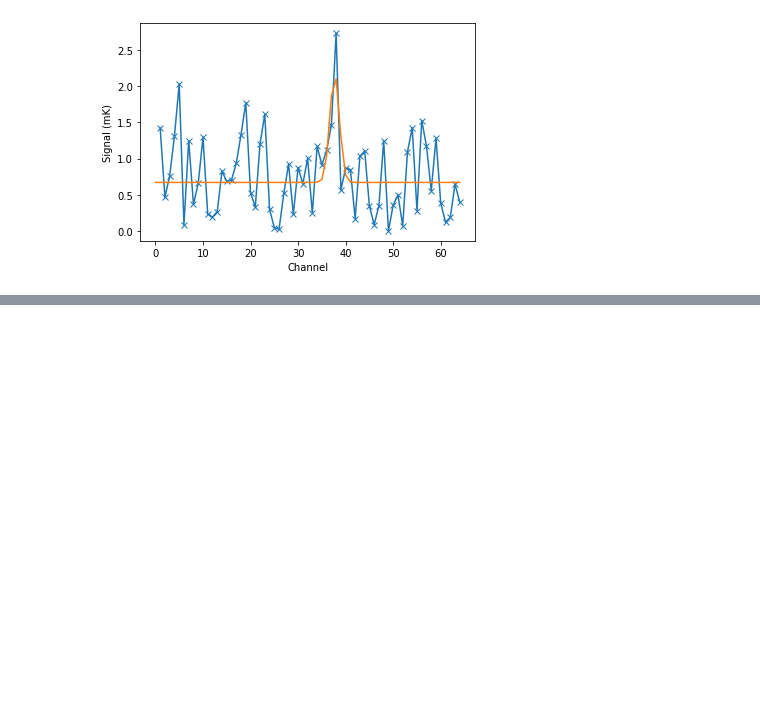
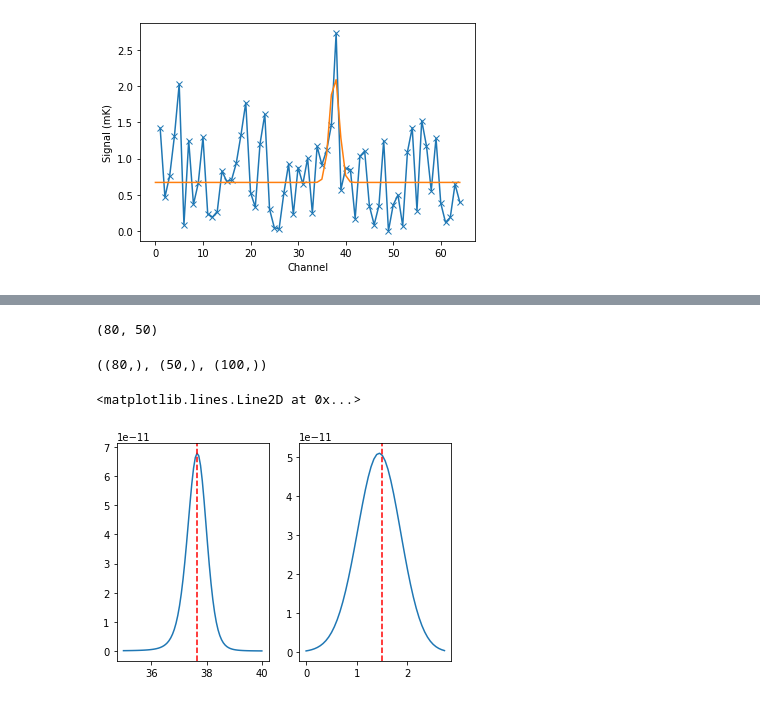
Before and after one commit to mvsantosdev/bayesian-methods-with-python, a Jupyter notebook: 3-Bayesian Statistics.ipynb, the cells around one changed output, grey strips where cells are left out. Cells and saved outputs as stored; diff of their text form; code cells hidden in the pictures; blank space fills up the shorter version.

```diff
--- a/3-Bayesian Statistics.ipynb
+++ b/3-Bayesian Statistics.ipynb
@@ -222,13 +224,15 @@ def Likelihood(T0, nu0, sigL):
 # %%
 vLikelihood = np.vectorize(Likelihood)
 # %%
-T0_grid, nu0_grid, sigL_grid = np.meshgrid(T0, nu0, sigL)
+#T0_grid, nu0_grid, sigL_grid = np.meshgrid(T0, nu0, sigL)
+
+T0_grid, nu0_grid = np.meshgrid(T0, nu0)
 # %%
 sigL_grid.shape
 # %% [output]
 (80, 50, 100)
 # %%
-L = vLikelihood(T0_grid, nu0_grid, sigL_grid)
+L = vLikelihood(T0_grid, nu0_grid, 1)
 # %%
 L.max()
 # %% [output]
@@ -236,5 +240,5 @@ L.max()
 # %%
 Lr = L.ravel()
 
-i = np.argmax(Lr)
+i_max = np.argmax(Lr)
 # %%
@@ -262,0 +271,11 @@ Text(0, 0.5, 'Signal (mK)')
+# %%
+L.shape
+# %% [output]
+(80, 50)
+# %%
+#L_marg_sigL = L.sum(axis=2)
+L_marg_T0 = L.sum(axis=1)
+L_marg_nu0 = L.sum(axis=0)
+
+p_nu0 = L_marg_T0
+p_T0 = L_marg_nu0
@@ -262,0 +292,16 @@ Text(0, 0.5, 'Signal (mK)')
+# %%
+p_nu0.shape, p_T0.shape, p_sigL.shape
+# %% [output]
+((80,), (50,), (100,))
+# %%
+fig, (ax1, ax2) = plt.subplots(1,2)
+
+ax1.plot(nu0, p_nu0)
+ax1.axvline(nu0r[i], color='r', linestyle='dashed')
+
+ax2.plot(T0, p_T0)
+
+ax2.axvline(T0r[i], color='r', linestyle='dashed')
+# %% [output]
+<matplotlib.lines.Line2D at 0x...>
+[figure, added]
```
Also changed, not shown: parts of 40 cells of this notebook, 1 other file.
